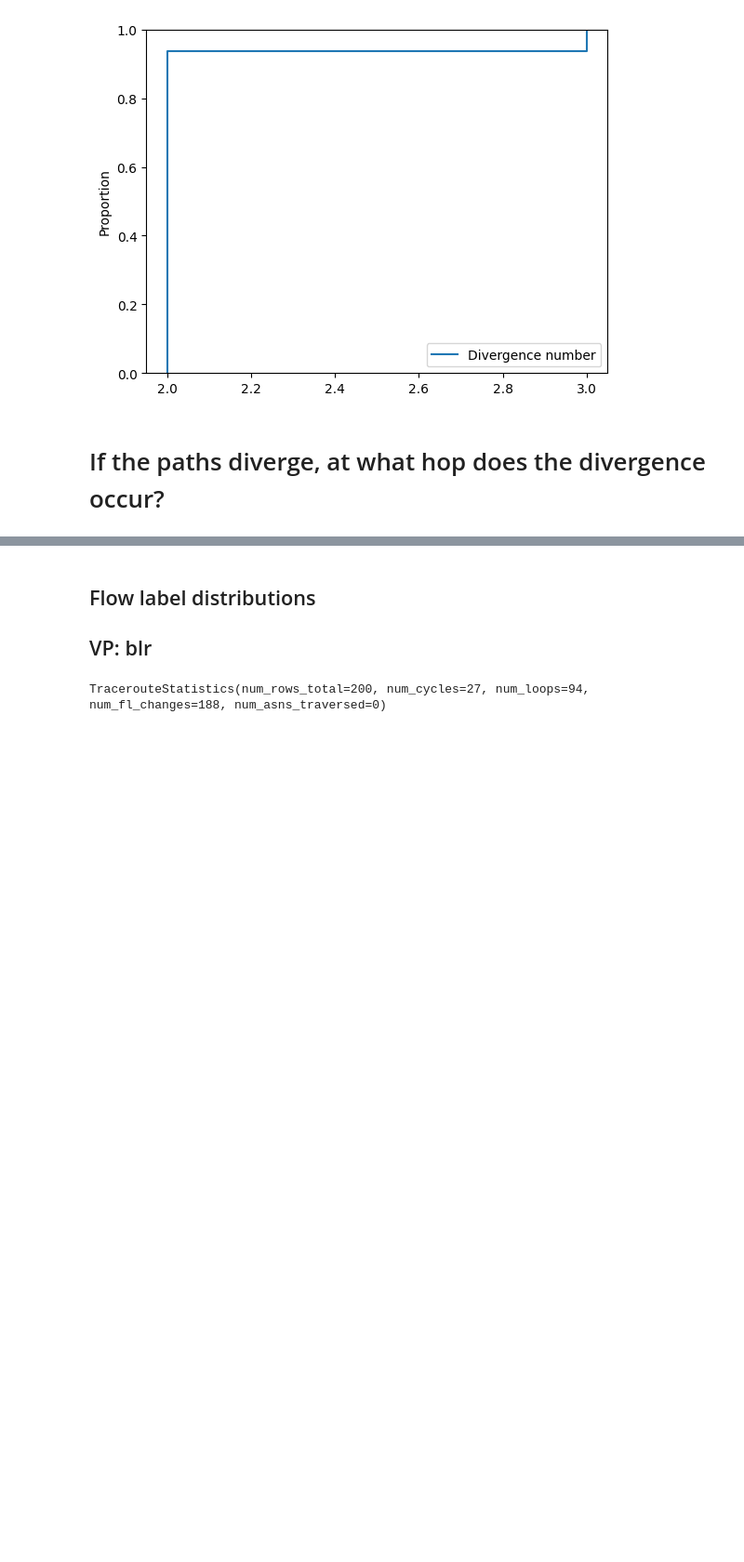
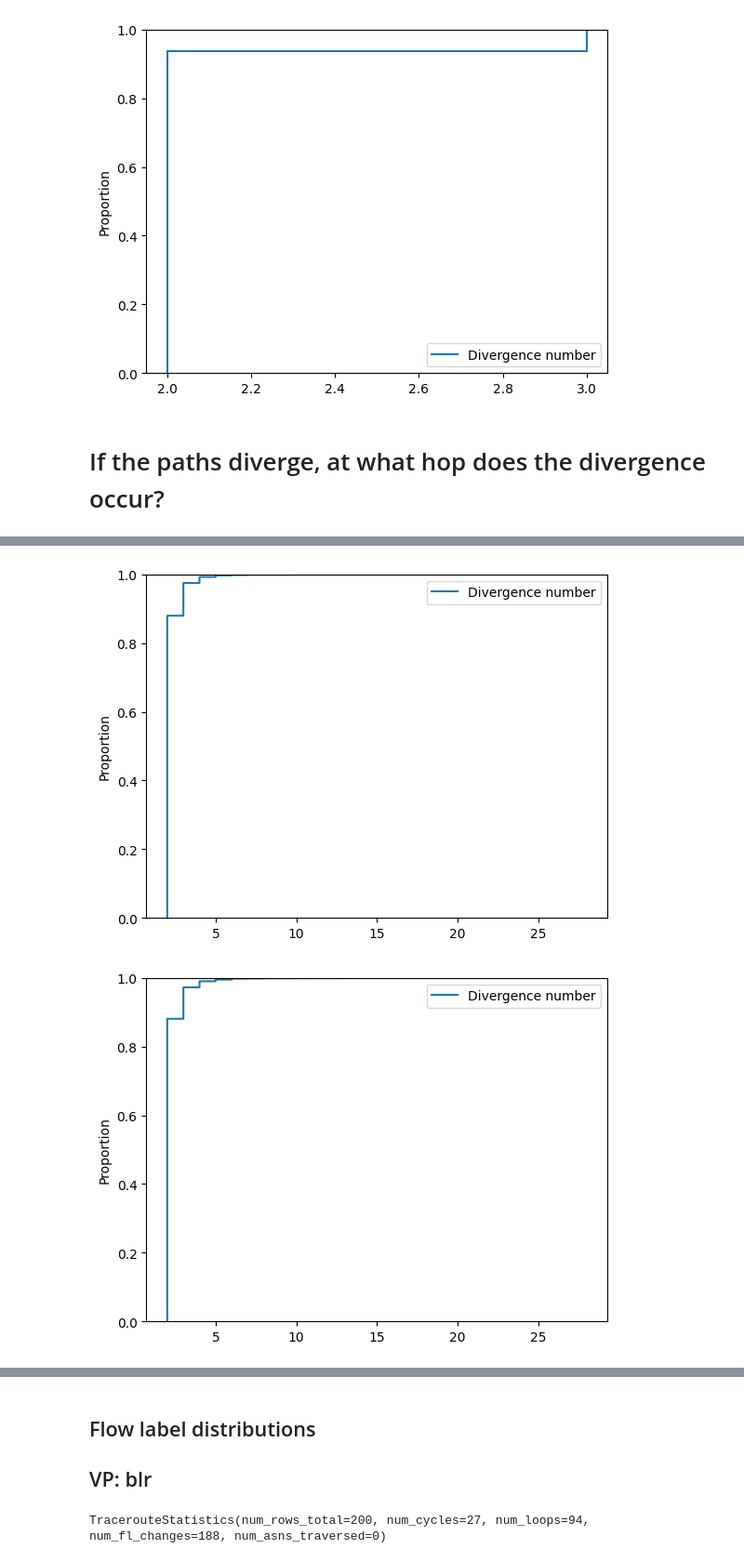
Before and after one commit to meeps44/scripts, a Jupyter notebook: stats/jupyter-notebooks/stats.ipynb, the cells around one changed output, grey strips where cells are left out. Shown at 93% size. Drawn from its saved outputs; the diff is of its cells as text; code cells hidden in the pictures; blank space fills up the shorter version.

```diff
--- a/stats/jupyter-notebooks/stats.ipynb
+++ b/stats/jupyter-notebooks/stats.ipynb
@@ -370,0 +290,69 @@ IndexError: list index out of range
+# %%
+import seaborn as sns
+
+def get_unique_destination_addresses(df: pd.DataFrame) -> list:
+    """
+    Get all unique values in the DESTINATION_IP column.
+    """
+    return df["DESTINATION_IP"].unique().tolist()
+
+def get_len_of_longest_list(list_of_lists: list) -> int:
+    # Get the length of the longest list in list_of_lists
+    longest_list_len = 0
+    for lst in list_of_lists:
+        if len(lst) > longest_list_len:
+            longest_list_len = len(lst)
+    return longest_list_len
+
+def get_len_of_shortest_list(list_of_lists: list) -> int:
+    # Get the length of the longest list in list_of_lists
+    shortest_list_len = len(list_of_lists[0])
+    for lst in list_of_lists:
+        if len(lst) < shortest_list_len:
+            shortest_list_len = len(lst)
+    return shortest_list_len
+
+def df_get_lowest_hop_number_where_lists_diverge(df: pd.DataFrame) -> int:
+    columns = df.loc[:, ["HOP_IP_ADDRESSES", "HOP_NUMBERS"]]
+    list_of_lists = list()
+    # Create list of lists
+    for row in columns.itertuples():
+        ip_addresses: list = str(row[1]).split()
+        hop_numbers: list = str(row[2]).split()
+        # Create list of (ip-address, hop-number) tuples
+        list_of_pairs: list = [(ip, hop_numbers[idx]) for idx, ip in enumerate(ip_addresses)]
+        list_of_lists.append(list_of_pairs)
+
+    #longest_list_len = get_len_of_longest_list(list_of_lists)
+    shortest_list_len = get_len_of_shortest_list(list_of_lists)
+
+    # Compare list of lists and return the index where they diverge
+    for idx in range(shortest_list_len):
+        first_list_of_pairs = list_of_lists[0][idx]
+        for li in list_of_lists[1:]:
+            if first_list_of_pairs != li[idx]:
+                hop_numbers = list()
+                for i in list_of_lists:
+                    # Get the second item in the tuple, aka the hop_number
+                    hop_numbers.append(i[idx][1])
+                return min(hop_numbers)
+    # If we got this far, the hops did not diverge
+    return None
+
+for flow_label in FLOW_LABELS:
+    divergence_data = list()
+    unique_destination_addresses: list = get_unique_destination_addresses(df)
+    for dst in unique_destination_addresses:
+        dst_df = df[(df["SOURCE_FLOW_LABEL"] == flow_label)
+                    & (df["DESTINATION_IP"] == dst)]
+        divergence_data.append(
+            df_get_lowest_hop_number_where_lists_diverge(dst_df))
+    # Create CDF Plot
+    ndiv_count = divergence_data.count(None)
+    res = [int(i) for i in divergence_data if i != None]
+    sns.ecdfplot(data=res, label="Divergence number")
+    plt.legend()
+    plt.show()
+# %% [output]
+[figure, added]
+[figure, added]
```
Also changed, not shown: parts of 2 cells of this notebook.
